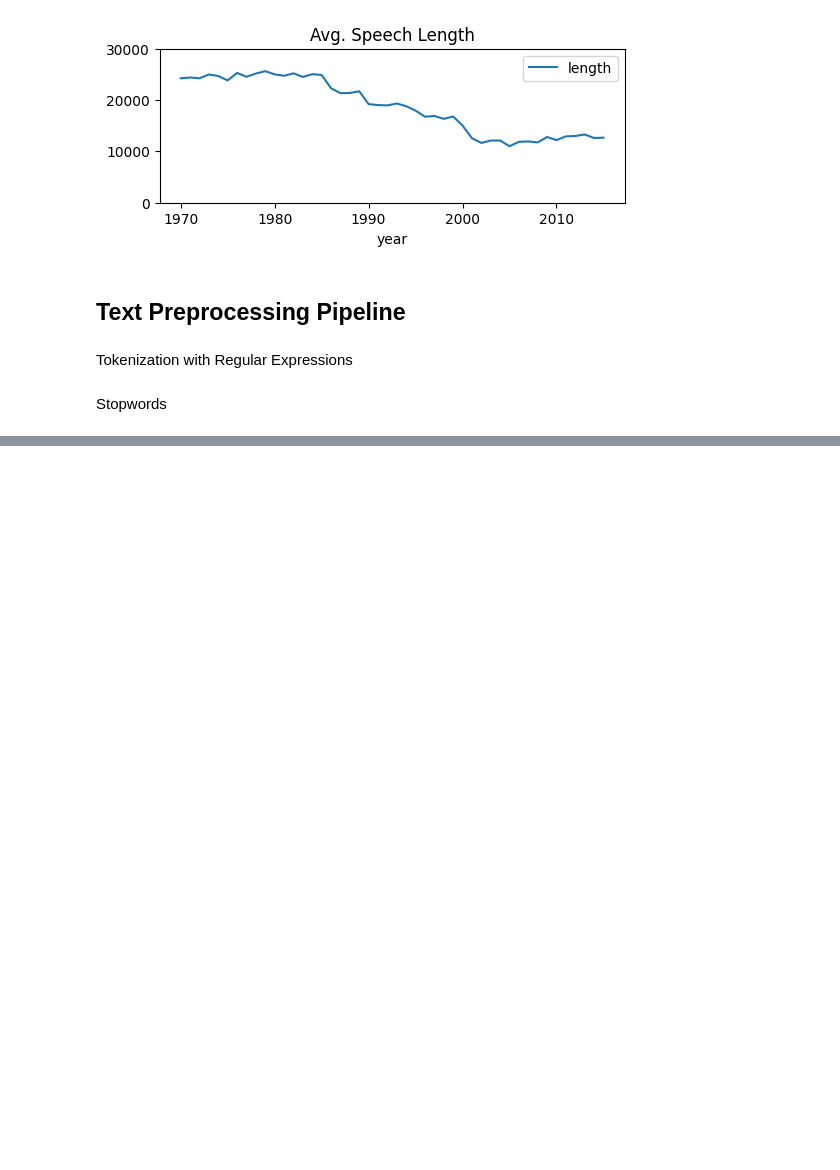
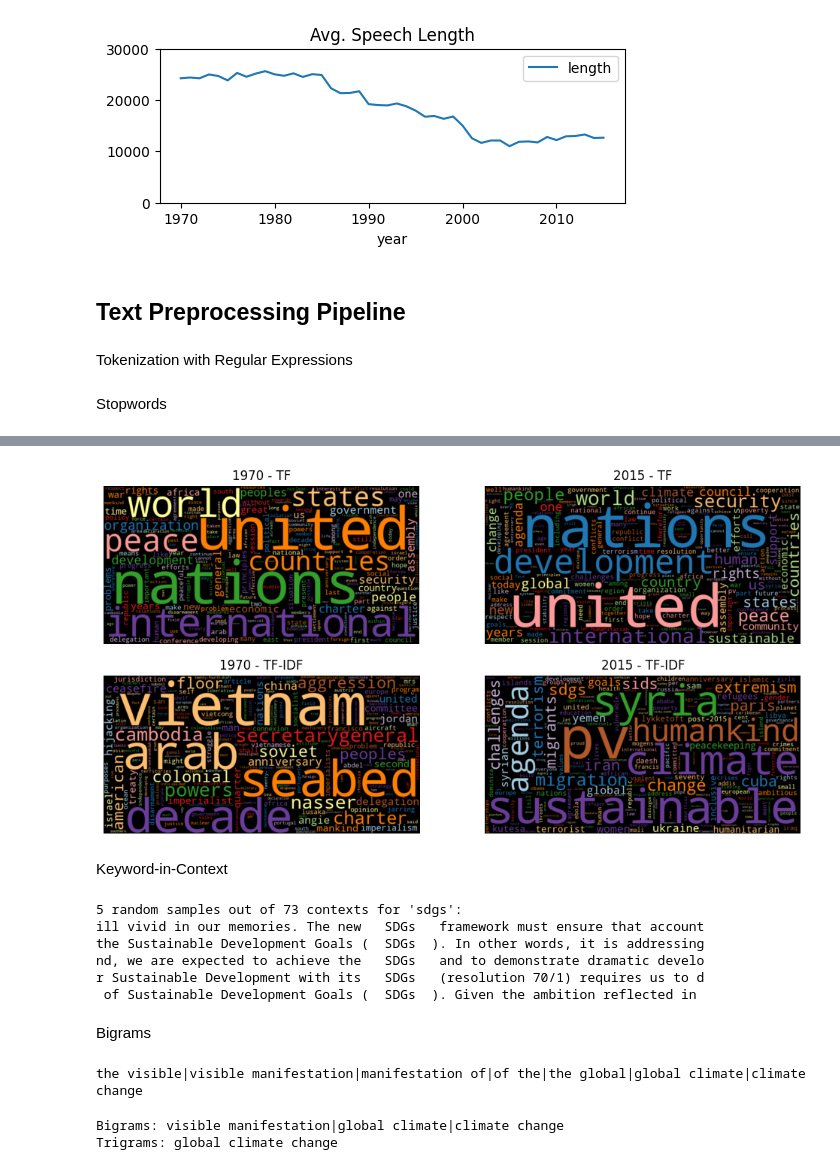
Before and after one commit to adrianacupp/un_general_debate, a Jupyter notebook: ungd.ipynb, the cells around one changed output, grey strips where cells are left out. Drawn from its saved outputs; the diff is of its cells as text; code cells hidden in the pictures; blank space fills up the shorter version.

```diff
--- a/ungd.ipynb
+++ b/ungd.ipynb
@@ -134,0 +292,17 @@ def prepare(text, pipeline):
+# %%
+def compute_idf(df, column='tokens', preprocess=None, min_df=2):
+
+    def update(doc):
+        tokens = doc if preprocess is None else preprocess(doc)
+        counter.update(set(tokens))
+
+    # count tokens
+    counter = Counter()
+    df[column].map(update)
+
+    # create data frame and compute idf
+    idf_df = pd.DataFrame.from_dict(counter, orient='index', columns=['df'])
+    idf_df = idf_df.query('df >= @min_df')
+    idf_df['idf'] = np.log(len(df)/idf_df['df'])+0.1
+    idf_df.index.name = 'token'
+    return idf_df
@@ -134,0 +334,29 @@ def prepare(text, pipeline):
+# %%
+freq_1970 = count_words(df[df['year'] == 1970])
+freq_2015 = count_words(df[df['year'] == 2015])
+
+freq_1970['tfidf'] = freq_1970['freq'] * idf_df['idf']
+freq_2015['tfidf'] = freq_2015['freq'] * idf_df['idf']
+
+plt.figure(figsize=(12,6)) ###
+#wordcloud(freq_df['freq'], title='All years', subplot=(1,3,1))
+plt.subplot(2,2,1)###
+wordcloud(freq_1970['freq'], title='1970 - TF',
+          stopwords=['twenty-fifth', 'twenty-five'])
+plt.subplot(2,2,2)###
+wordcloud(freq_2015['freq'], title='2015 - TF',
+          stopwords=['seventieth'])
+plt.subplot(2,2,3)###
+wordcloud(freq_1970['tfidf'], title='1970 - TF-IDF',
+          stopwords=['twenty-fifth', 'twenty-five', 'twenty', 'fifth'])
+plt.subplot(2,2,4)###
+wordcloud(freq_2015['tfidf'], title='2015 - TF-IDF',
+          stopwords=['seventieth'])
+
+#why not CountVectorizer and TfidVectorizer?
+#1) they produce vectors with weighted freq for each single doc and not arbitrary subsets
+#2) results are metrics (good for ML) and not DF (good for slicing, aggregation and visualization)
+# %% [output]
+[figure, added]
+# %% [markdown]
+Keyword-in-Context
@@ -134,0 +393,32 @@ def prepare(text, pipeline):
+# %%
+random.seed(22) ###
+kwic(df[df['year'] == 2015]['text'], 'sdgs', print_samples=5)
+# %% [output]
+5 random samples out of 73 contexts for 'sdgs':
+ill vivid in our memories. The new   SDGs   framework must ensure that account
+the Sustainable Development Goals (  SDGs  ). In other words, it is addressing
+nd, we are expected to achieve the   SDGs   and to demonstrate dramatic develo
+r Sustainable Development with its   SDGs   (resolution 70/1) requires us to d
+ of Sustainable Development Goals (  SDGs  ). Given the ambition reflected in
+# %% [markdown]
+Bigrams
+# %%
+def ngrams(tokens, n=2, sep=' '):
+    return [sep.join(ngram) for ngram in zip(*[tokens[i:] for i in range(n)])]
+
+text = "the visible manifestation of the global climate change"
+tokens = tokenize(text)
+print("|".join(ngrams(tokens, 2)))
+# %% [output]
+the visible|visible manifestation|manifestation of|of the|the global|global climate|climate change
+# %%
+#create bigrams on all tokens but keep those that do not contain stopwords
+def ngrams(tokens, n=2, sep=' ', stopwords=set()):
+    return [sep.join(ngram) for ngram in zip(*[tokens[i:] for i in range(n)])
+            if len([t for t in ngram if t in stopwords])==0]
+
+print("Bigrams:", "|".join(ngrams(tokens, 2, stopwords=stopwords)))
+print("Trigrams:", "|".join(ngrams(tokens, 3, stopwords=stopwords)))
+# %% [output]
+Bigrams: visible manifestation|global climate|climate change
+Trigrams: global climate change
```
Also changed, not shown: parts of 45 cells of this notebook.
